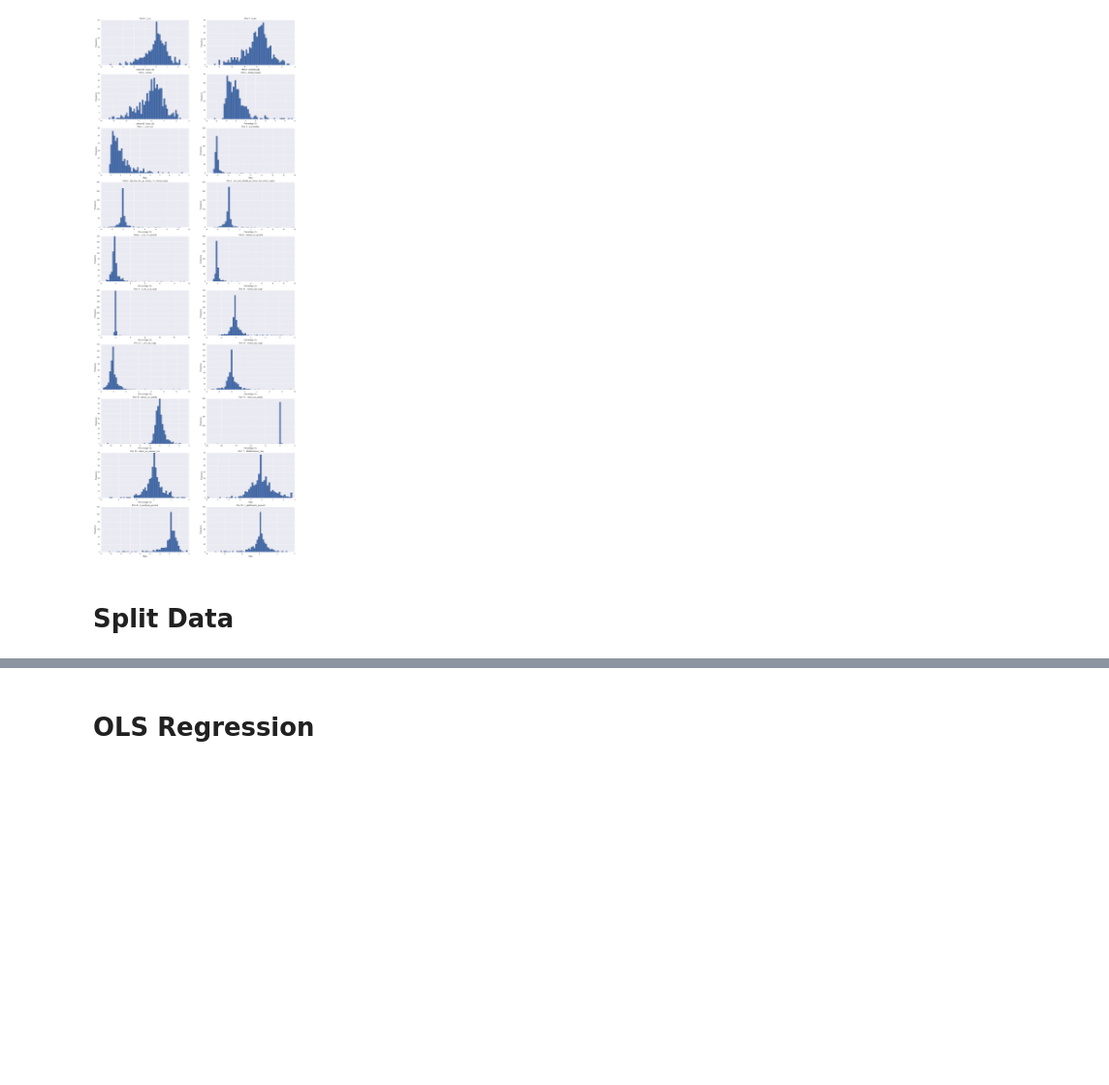
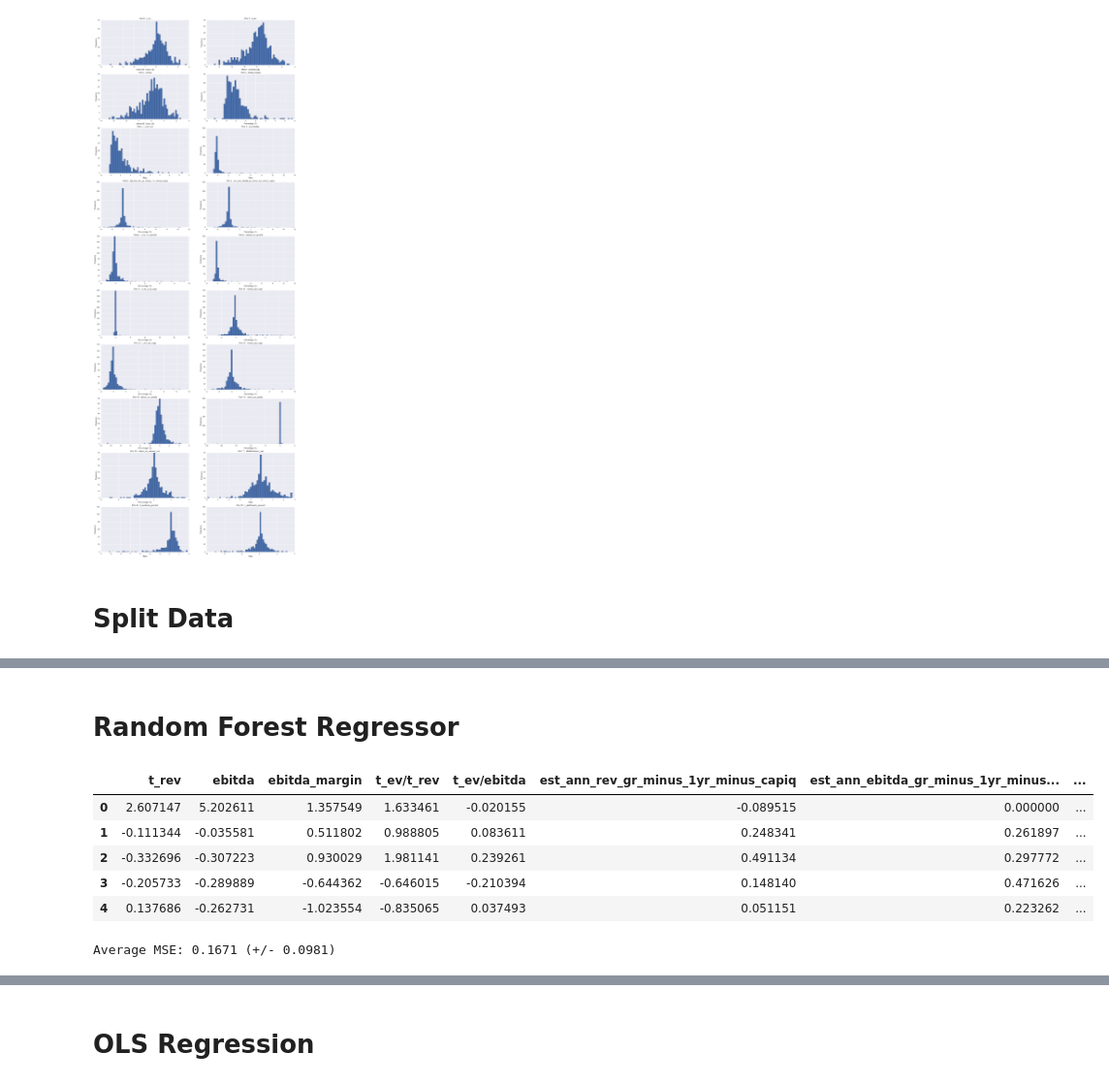
Before and after one commit to timothytrippel/adamy, a Jupyter notebook: xinyu/industrials_xinyu.ipynb, the cells around one changed output, grey strips where cells are left out. Shown at 97% size. Saved outputs shown, nothing was run; the diff lists cells and outputs as text; code cells hidden in the pictures; blank space fills up the shorter version.

```diff
--- a/xinyu/industrials_xinyu.ipynb
+++ b/xinyu/industrials_xinyu.ipynb
@@ -140,0 +195,22 @@ x_data = data[1]
+# %% [markdown]
+# Random Forest Regressor
+# %%
+# prepare data
+X = std_industrials_df.iloc[:, 1:]
+y = std_industrials_df.iloc[:, 0]
+X.head()
+# %% [output]
+|  | t_rev | ebitda | ebitda_margin | t_ev/t_rev | t_ev/ebitda | est_ann_rev_gr_minus_1yr_minus_capiq | est_ann_ebitda_gr_minus_1yr_minus... | ... |
+| 0 | 2.607147 | 5.202611 | 1.357549 | 1.633461 | -0.020155 | -0.089515 | 0.000000 | ... |
+| 1 | -0.111344 | -0.035581 | 0.511802 | 0.988805 | 0.083611 | 0.248341 | 0.261897 | ... |
+| 2 | -0.332696 | -0.307223 | 0.930029 | 1.981141 | 0.239261 | 0.491134 | 0.297772 | ... |
+| 3 | -0.205733 | -0.289889 | -0.644362 | -0.646015 | -0.210394 | 0.148140 | 0.471626 | ... |
+| 4 | 0.137686 | -0.262731 | -1.023554 | -0.835065 | 0.037493 | 0.051151 | 0.223262 | ... |
+# %%
+from sklearn.ensemble import RandomForestRegressor
+model = RandomForestRegressor()
+scores = cross_val_score(model, x_data, y_data, scoring='neg_mean_squared_error', cv=5)
+# print('MSEs:', scores*-1)
+print("Average MSE: %0.4f (+/- %0.4f)" % (-scores.mean(), scores.std()))
+# %% [output]
+Average MSE: 0.1671 (+/- 0.0981)
```
Also changed, not shown: parts of 10 cells of this notebook, 1 other file.
